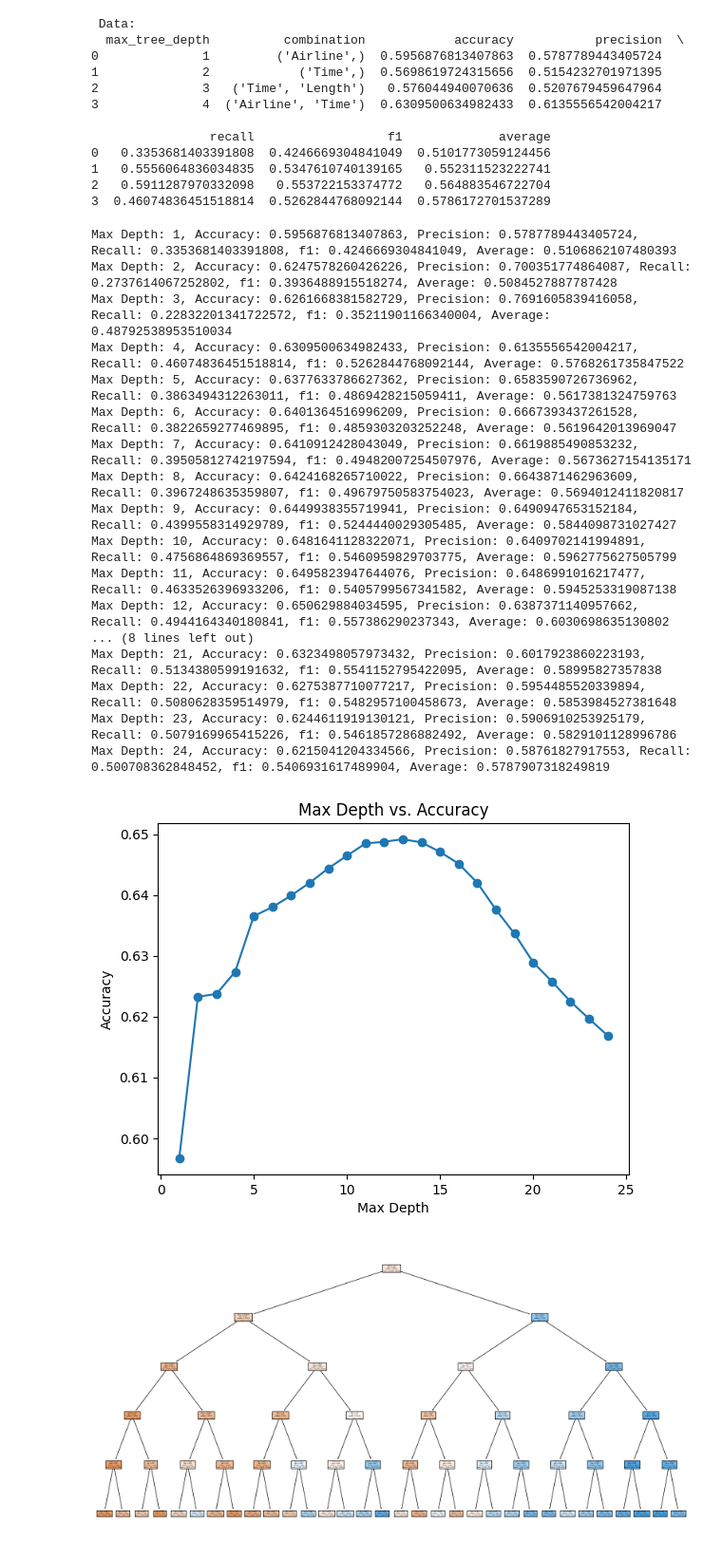
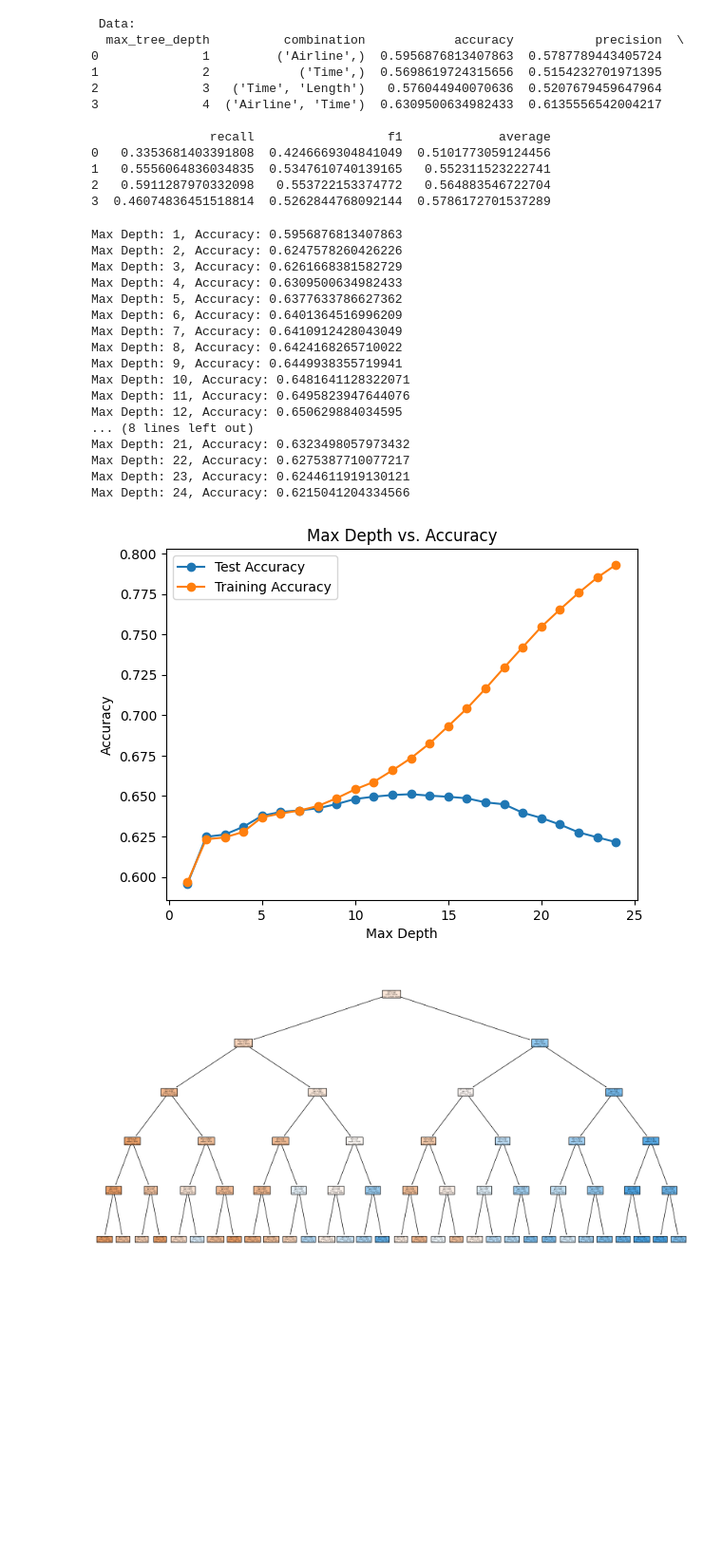
Before and after one commit to Timbo003/AT_IT, a Jupyter notebook: FinalCode.ipynb, the cells around one changed output. Shown at 95% size. Cells and saved outputs as stored; diff of their text form; code cells hidden in the pictures; blank space fills up the shorter version.

Commit message:
plots improves decisionTrees & NB Accuracy fixed

```diff
--- a/FinalCode.ipynb
+++ b/FinalCode.ipynb
@@ -911,66 +911,74 @@ print(datadf)
 
 # Create arrays to store max_depth and corresponding accuracies
 depths = []
-averages = []
+#averages = []
 accuracies = []
+trainingAccuracies = []
 
 # Loop through max depths from 1 to 10
 for max_tree_depth in range(1, 25):
 
     # Create a Decision Tree classifier within a pipeline
     clf = Pipeline([
         ('classifier', DecisionTreeClassifier(max_depth=max_tree_depth, random_state=42))
     ])
 
     # Train the classifier on the training set
     clf.fit(X_train, y_train)
 
     # Make predictions on the testing set
     y_pred = clf.predict(X_test)
+    y_test_pred = clf.predict(X_train)
 
     # Calculate the accuracy, precision, recall and f1 of the classifier
     accuracy = accuracy_score(y_test, y_pred)
-    precision = precision_score(y_test, y_pred)
-    recall = recall_score(y_test, y_pred)
-    f1 = f1_score(y_test, y_pred)
+    #precision = precision_score(y_test, y_pred)
+    #recall = recall_score(y_test, y_pred)
+    #f1 = f1_score(y_test, y_pred)
+    trainAccuracy = accuracy_score(y_train, y_test_pred)
 
-    cv_scores = cross_val_score(clf, X_train, y_train, cv=5)  # 5-fold cross-validation
-    mean_accuracy = cv_scores.mean()
+    #cv_scores = cross_val_score(clf, X_train, y_train, cv=5, n_jobs = -1)  # 5-fold cross-validation
+    #mean_accuracy = cv_scores.mean()
 
-    average = (mean_accuracy + f1) / 2
+    #average = (mean_accuracy + f1) / 2
 
-    print(f"Max Depth: {max_tree_depth}, Accuracy: {accuracy}, Precision: {precision}, Recall: {recall}, f1: {f1}, Average: {average}")
+    #print(f"Max Depth: {max_tree_depth}, Accuracy: {accuracy}, Precision: {precision}, Recall: {recall}, f1: {f1}, Average: {average}")
+    print(f"Max Depth: {max_tree_depth}, Accuracy: {accuracy}")
 
     # Store depth and accuracy in arrays
     depths.append(max_tree_depth)
-    accuracies.append(mean_accuracy)
-    averages.append(average)
+    #accuracies.append(mean_accuracy)
+    accuracies.append(accuracy)
+    #averages.append(average)
+    trainingAccuracies.append(trainAccuracy)
 
 # Plotting the graph
-plt.plot(depths, accuracies, marker='o')
+plt.plot(depths, accuracies, marker='o', label = "Test Accuracy")
+plt.plot(depths, trainingAccuracies, marker ='o', label = "Training Accuracy")
 plt.title('Max Depth vs. Accuracy')
 plt.xlabel('Max Depth')
 plt.ylabel('Accuracy')
+plt.legend()
 plt.show()
 # %% [output]
-Max Depth: 1, Accuracy: 0.5956876813407863, Precision: 0.5787789443405724, Recall: 0.3353681403391808, f1: 0.4246669304841049, Average: 0.5106862107480393
-Max Depth: 2, Accuracy: 0.6247578260426226, Precision: 0.700351774864087, Recall: 0.2737614067252802, f1: 0.3936488915518274, Average: 0.5084527887787428
-Max Depth: 3, Accuracy: 0.6261668381582729, Precision: 0.7691605839416058, Recall: 0.22832201341722572, f1: 0.35211901166340004, Average: 0.48792538953510034
-Max Depth: 4, Accuracy: 0.6309500634982433, Precision: 0.6135556542004217, Recall: 0.46074836451518814, f1: 0.5262844768092144, Average: 0.5768261735847522
-Max Depth: 5, Accuracy: 0.6377633786627362, Precision: 0.6583590726736962, Recall: 0.3863494312263011, f1: 0.4869428215059411, Average: 0.5617381324759763
-Max Depth: 6, Accuracy: 0.6401364516996209, Precision: 0.6667393437261528, Recall: 0.3822659277469895, f1: 0.4859303203252248, Average: 0.5619642013969047
-Max Depth: 7, Accuracy: 0.6410912428043049, Precision: 0.6619885490853232, Recall: 0.39505812742197594, f1: 0.49482007254507976, Average: 0.5673627154135171
-Max Depth: 8, Accuracy: 0.6424168265710022, Precision: 0.6643871462963609, Recall: 0.3967248635359807, f1: 0.49679750583754023, Average: 0.5694012411820817
-Max Depth: 9, Accuracy: 0.6449938355719941, Precision: 0.6490947653152184, Recall: 0.4399558314929789, f1: 0.5244440029305485, Average: 0.5844098731027427
-Max Depth: 10, Accuracy: 0.6481641128322071, Precision: 0.6409702141994891, Recall: 0.4756864869369557, f1: 0.5460959829703775, Average: 0.5962775627505799
-Max Depth: 11, Accuracy: 0.6495823947644076, Precision: 0.6486991016217477, Recall: 0.4633526396933206, f1: 0.5405799567341582, Average: 0.5945253319087138
-Max Depth: 12, Accuracy: 0.650629884034595, Precision: 0.6387371140957662, Recall: 0.4944164340180841, f1: 0.557386290237343, Average: 0.6030698635130802
+Max Depth: 1, Accuracy: 0.5956876813407863
+Max Depth: 2, Accuracy: 0.6247578260426226
+Max Depth: 3, Accuracy: 0.6261668381582729
+Max Depth: 4, Accuracy: 0.6309500634982433
+Max Depth: 5, Accuracy: 0.6377633786627362
+Max Depth: 6, Accuracy: 0.6401364516996209
+Max Depth: 7, Accuracy: 0.6410912428043049
+Max Depth: 8, Accuracy: 0.6424168265710022
+Max Depth: 9, Accuracy: 0.6449938355719941
+Max Depth: 10, Accuracy: 0.6481641128322071
+Max Depth: 11, Accuracy: 0.6495823947644076
+Max Depth: 12, Accuracy: 0.650629884034595
 ... (8 lines left out)
-Max Depth: 21, Accuracy: 0.6323498057973432, Precision: 0.6017923860223193, Recall: 0.5134380599191632, f1: 0.5541152795422095, Average: 0.58995827357838
-Max Depth: 22, Accuracy: 0.6275387710077217, Precision: 0.5954485520339894, Recall: 0.5080628359514979, f1: 0.5482957100458673, Average: 0.5853984527381648
-Max Depth: 23, Accuracy: 0.6244611919130121, Precision: 0.5906910253925179, Recall: 0.5079169965415226, f1: 0.5461857286882492, Average: 0.5829101128996786
-Max Depth: 24, Accuracy: 0.6215041204334566, Precision: 0.58761827917553, Recall: 0.500708362848452, f1: 0.5406931617489904, Average: 0.5787907318249819
+Max Depth: 21, Accuracy: 0.6323498057973432
+Max Depth: 22, Accuracy: 0.6275387710077217
+Max Depth: 23, Accuracy: 0.6244611919130121
+Max Depth: 24, Accuracy: 0.6215041204334566
-[figure, old version]
+[figure, new version]
 # %%
 # Plot the decision tree
 plt.figure(figsize=(20, 10))
```
Also changed, not shown: parts of 3 cells of this notebook.
